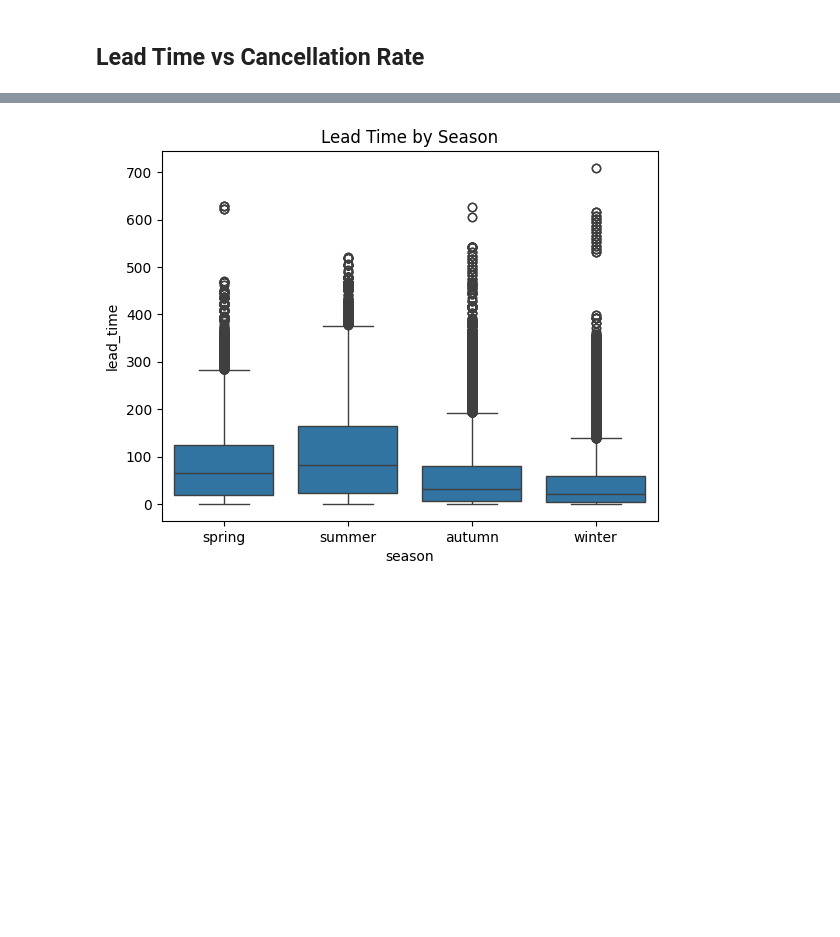
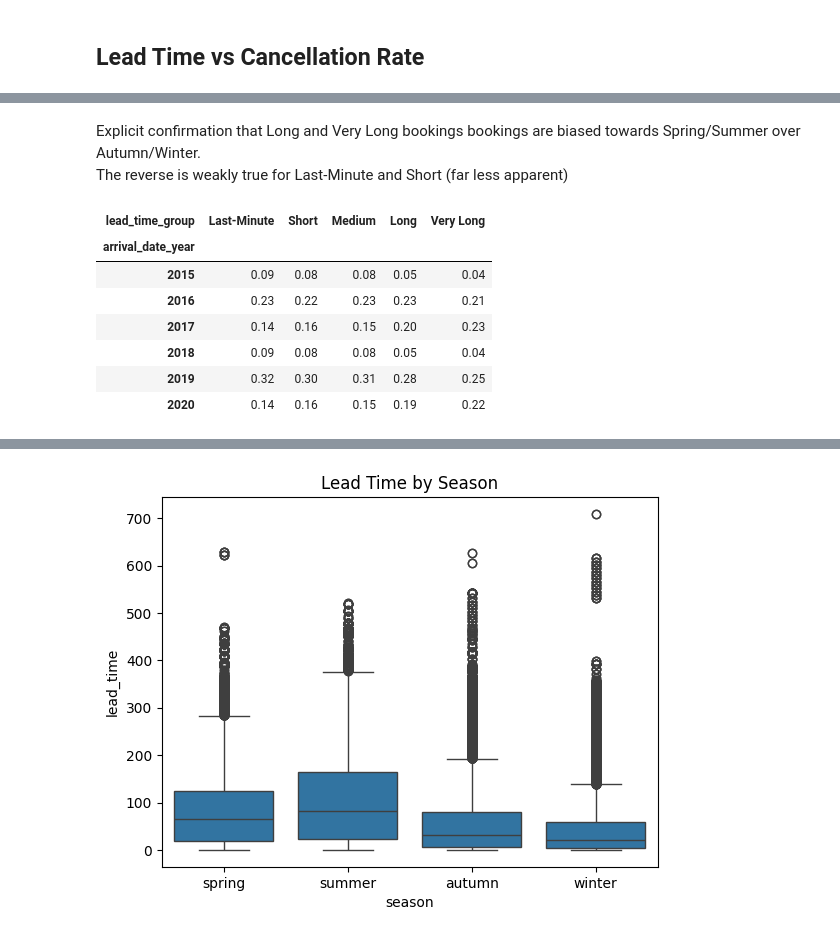
Before and after one commit to dngsus/data_analysis, a Jupyter notebook: 01 Hotel Bookings/01 Hotel v01.ipynb, the cells around one changed output, grey strips where cells are left out. Saved outputs shown, nothing was run; the diff lists cells and outputs as text; code cells hidden in the pictures; blank space fills up the shorter version.

```diff
--- a/01 Hotel Bookings/01 Hotel v01.ipynb
+++ b/01 Hotel Bookings/01 Hotel v01.ipynb
@@ -935,0 +997,20 @@ Summer might have longer lead time because:
+# %% [markdown]
+Explicit confirmation that Long and Very Long bookings bookings are biased towards Spring/Summer over Autumn/Winter.<br>
+The reverse is weakly true for Last-Minute and Short (far less apparent)
+# %%
+df_lead_grp_size_y2 = df_main.groupby(["arrival_date_year", "lead_time_group"]).size().reset_index().rename(columns = {0 : "bookings"})
+df_lead_grp_size_y2["grp_bookings"] = df_lead_grp_size_y2.groupby("lead_time_group")["bookings"].transform("sum")
+df_lead_grp_size_y2["yr_pc"] = df_lead_grp_size_y2["bookings"] / df_lead_grp_size_y2["grp_bookings"]
+df_lead_grp_size_y2 = df_lead_grp_size_y2.sort_values(by = ["arrival_date_year", "lead_time_group"])
+df_lead_grp_size_y2_pvt = df_lead_grp_size_y2[["arrival_date_year", "lead_time_group", "yr_pc"]]
+df_lead_grp_size_y2_pvt = df_lead_grp_size_y2_pvt.pivot(index = "arrival_date_year", columns = "lead_time_group", values = "yr_pc")
+df_lead_grp_size_y2_pvt
+# %% [output]
+| lead_time_group | Last-Minute | Short | Medium | Long | Very Long |
+| arrival_date_year |  |  |  |  |  |
+| 2015 | 0.09 | 0.08 | 0.08 | 0.05 | 0.04 |
+| 2016 | 0.23 | 0.22 | 0.23 | 0.23 | 0.21 |
+| 2017 | 0.14 | 0.16 | 0.15 | 0.20 | 0.23 |
+| 2018 | 0.09 | 0.08 | 0.08 | 0.05 | 0.04 |
+| 2019 | 0.32 | 0.30 | 0.31 | 0.28 | 0.25 |
+| 2020 | 0.14 | 0.16 | 0.15 | 0.19 | 0.22 |
```
Also changed, not shown: parts of 21 cells of this notebook.
